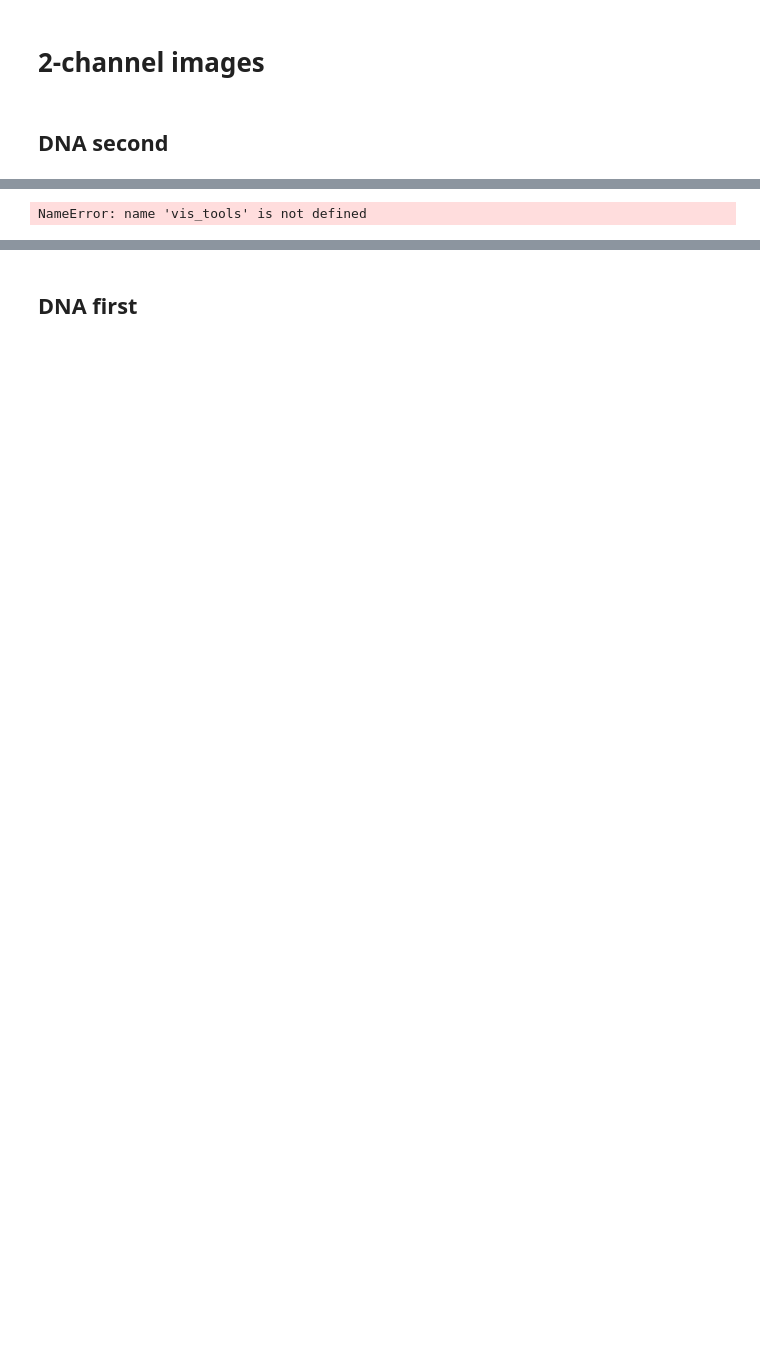
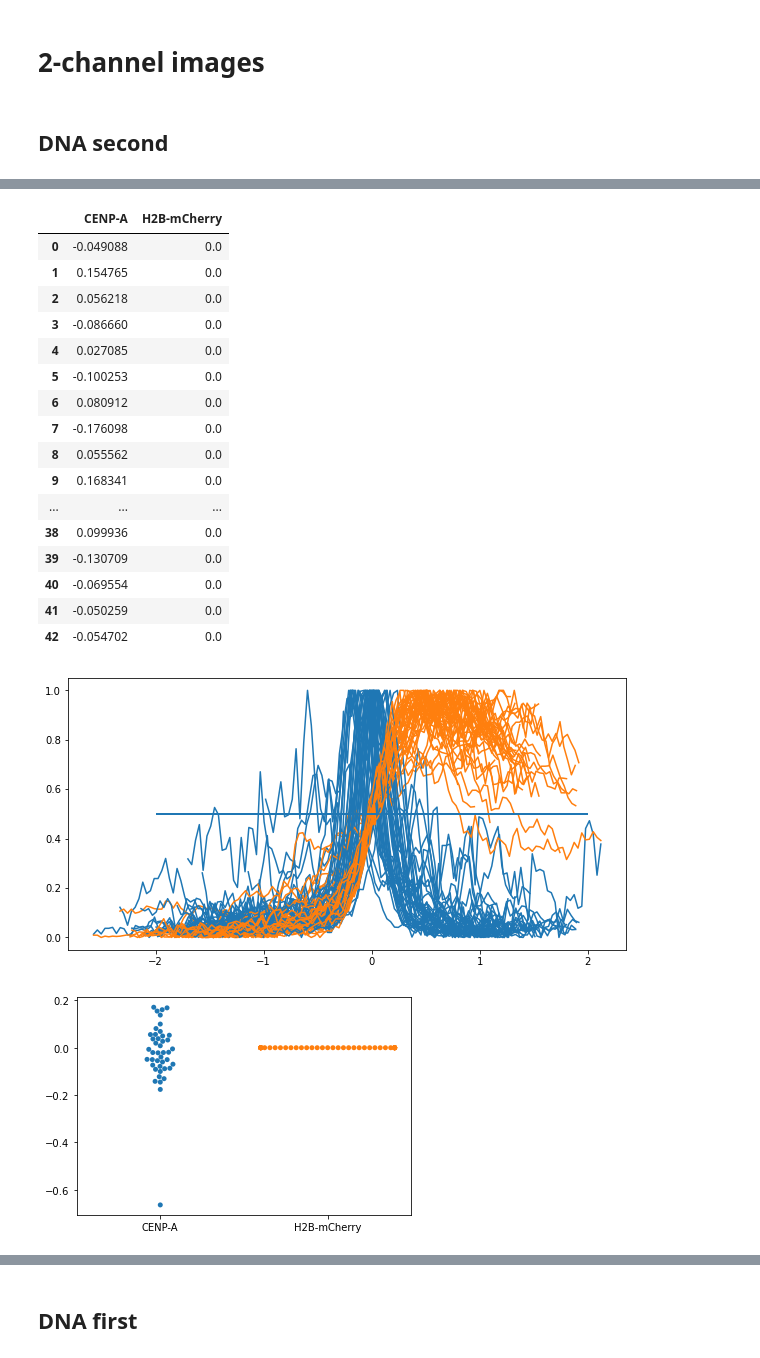
Before and after one commit to cchlanger/linescan_tool, a Jupyter notebook: test_align.ipynb, the cells around one changed output, grey strips where cells are left out. Drawn from its saved outputs; the diff is of its cells as text; code cells hidden in the pictures; blank space fills up the shorter version.

Commit message:
Add half_max align tool

```diff
--- a/test_align.ipynb
+++ b/test_align.ipynb
@@ -50,6 +43,11 @@ IndexError: index 2 is out of bounds for axis 1 with size 2
-# %%
-vis_tools.plot_line_profiles(
-    images[0], rois[0], number_of_channels=2, disp_channels=[0,1]
-)
-# %% [output]
-NameError: name 'vis_tools' is not defined
+# %%
+results = align_tools.linescan(
+    images,
+    rois,
+    channels,
+    align_channel=1,
+    number_of_channels=2,
+    align_method="half_max"
+)
+results
+# %% [output]
@@ -55,0 +61,19 @@ NameError: name 'vis_tools' is not defined
+|  | CENP-A | H2B-mCherry |
+| 0 | -0.049088 | 0.0 |
+| 1 | 0.154765 | 0.0 |
+| 2 | 0.056218 | 0.0 |
+| 3 | -0.086660 | 0.0 |
+| 4 | 0.027085 | 0.0 |
+| 5 | -0.100253 | 0.0 |
+| 6 | 0.080912 | 0.0 |
+| 7 | -0.176098 | 0.0 |
+| 8 | 0.055562 | 0.0 |
+| 9 | 0.168341 | 0.0 |
+| ... | ... | ... |
+| 38 | 0.099936 | 0.0 |
+| 39 | -0.130709 | 0.0 |
+| 40 | -0.069554 | 0.0 |
+| 41 | -0.050259 | 0.0 |
+| 42 | -0.054702 | 0.0 |
+[figure, added]
+[figure, added]
```
Also changed, not shown: parts of 13 cells of this notebook, 1 other file.
